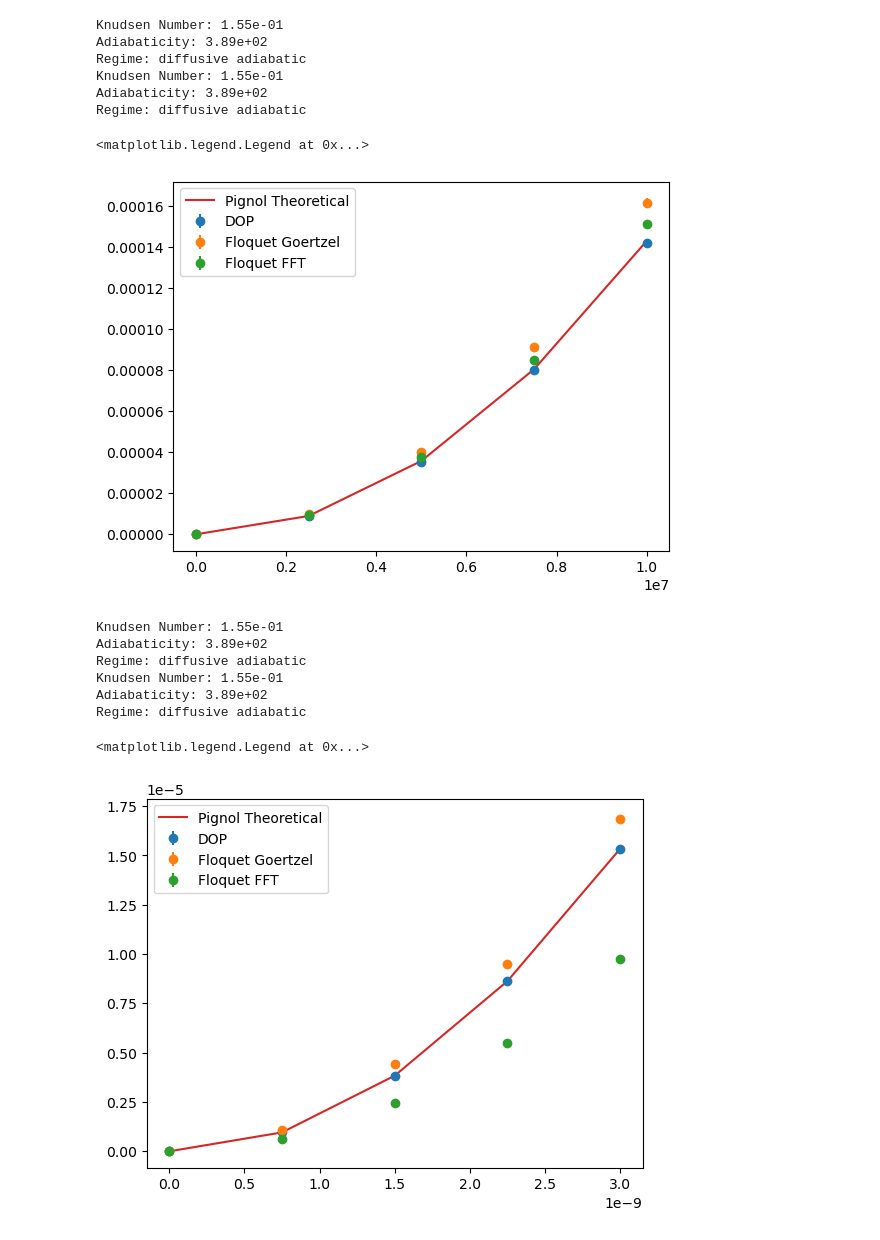
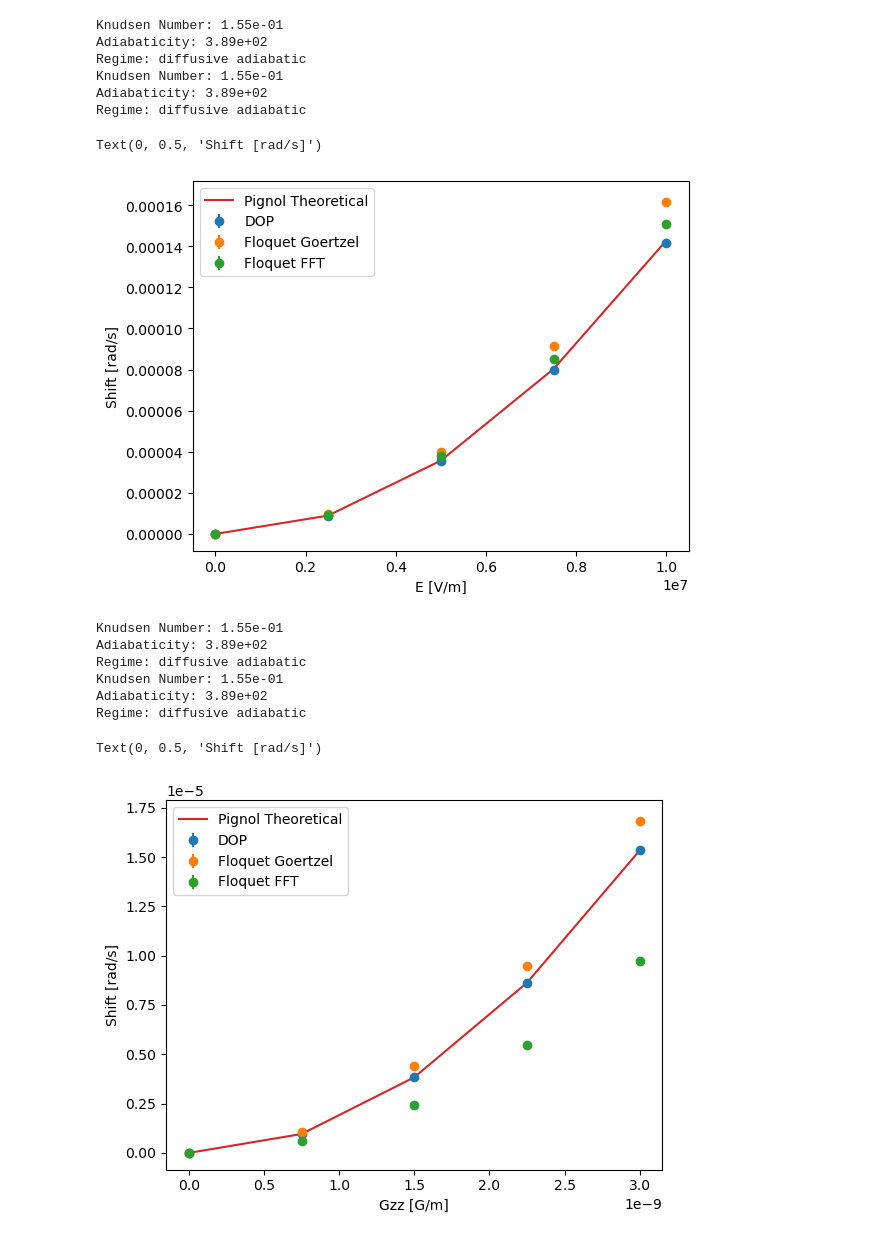
Before and after one commit to rtat-caltech/Spin-tracking, a Jupyter notebook: benchmarks/PignolBenchmarks.ipynb, the cells around one changed output. Drawn from its saved outputs; the diff is of its cells as text; code cells hidden in the pictures.

```diff
--- a/benchmarks/PignolBenchmarks.ipynb
+++ b/benchmarks/PignolBenchmarks.ipynb
@@ -131,9 +131,11 @@ for it in iTypes:
 plt.plot(compiled_data[compiled_data['iType'] == 0]['E'], -compiled_data[compiled_data['iType'] == 0]['expected_shift'],
         label='Pignol Theoretical')
 plt.legend()
+plt.xlabel('E [V/m]')
+plt.ylabel('Shift [rad/s]')
 # %% [output]
-<matplotlib.legend.Legend at 0x...>
+Text(0, 0.5, 'Shift [rad/s]')
-[figure, old version]
+[figure, new version]
 # %%
 pb = benchmarks.PignolBenchmark(physics=physics, integration=integration,
                                     executable='../build/cuda/main', scratch_dir=os.path.join('/home/rtat/scratch', 'B2_benchmark'))
@@ -164,12 +166,14 @@ Regime: diffusive adiabatic
 # %%
 for it in iTypes:
     mask = compiled_data['iType'] == it
     plt.errorbar(compiled_data[mask]['Gzz'], compiled_data[mask]['shift'], yerr=compiled_data[mask]['phase_error']/tf, fmt='o',
                 label='{:s}'.format(benchmarks.integrator_to_string(it)))
 
 plt.plot(compiled_data[compiled_data['iType'] == 0]['Gzz'], -compiled_data[compiled_data['iType'] == 0]['expected_shift'],
         label='Pignol Theoretical')
 plt.legend()
+plt.xlabel('Gzz [G/m]')
+plt.ylabel('Shift [rad/s]')
 # %% [output]
-<matplotlib.legend.Legend at 0x...>
+Text(0, 0.5, 'Shift [rad/s]')
-[figure, old version]
+[figure, new version]
```
